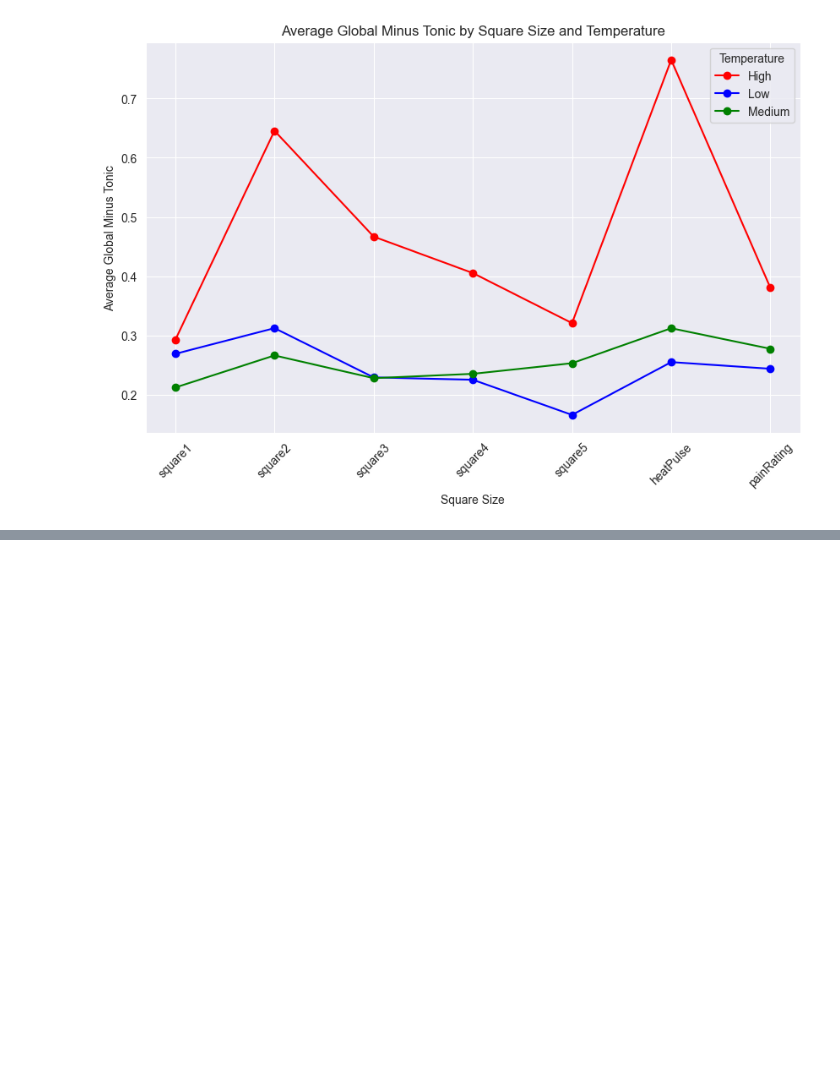
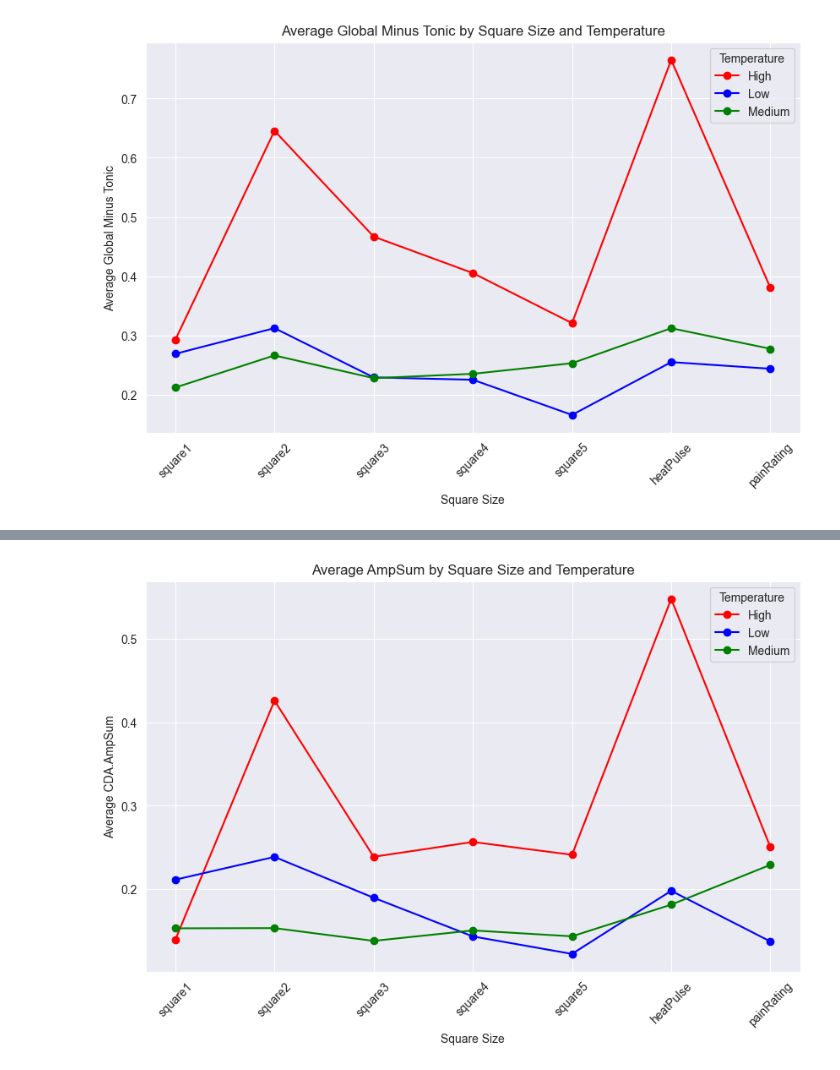
Before and after one commit to omerday/Neuroscience-of-Anxiety-Lab, a Jupyter notebook: DataAnalysis/TIM_Analysis_Noa.ipynb, the cells around one changed output, grey strips where cells are left out. Saved outputs shown, nothing was run; the diff lists cells and outputs as text; code cells hidden in the pictures; blank space fills up the shorter version.

```diff
--- a/DataAnalysis/TIM_Analysis_Noa.ipynb
+++ b/DataAnalysis/TIM_Analysis_Noa.ipynb
@@ -204,0 +234,36 @@ plt.show()  # Display the plot
+# %%
+AmpSum_data = data.groupby('Event.NID').agg(
+    AmpSum_Mean=('CDA.AmpSum', 'mean'),
+    AmpSum_std=('CDA.AmpSum', 'std')
+).reset_index()
+data = data.merge(AmpSum_data, on='Event.NID', how='left')
+data['AmpSum_average'] = data['AmpSum_Mean']
+
+
+# Set the size of the plot
+plt.figure(figsize=(10, 6))
+
+category_order = ['square1', 'square2', 'square3', 'square4', 'square5', 'heatPulse', 'painRating']
+data['Event'] = pd.Categorical(data['Event'], categories=category_order, ordered=True)
+
+colors = {'Low': 'blue', 'Medium': 'green', 'High': 'red', 'noPain': 'gray'}  # Map categories to colors
+
+# Sort data for proper line continuity if necessary
+data.sort_values('Event', inplace=True)
+
+# Calculate and plot a line for each temperature level, skipping 'noPain'
+for temp_label, temp_data in data.groupby('Temperature'):
+    if temp_label != 'noPain':  # Skip 'noPain' category
+        # Calculate the average 'Global_Minus_Tonic' for each event within the current temperature category
+        grouped_data = temp_data.groupby('Event')['AmpSum_average'].mean().reset_index()
+        plt.plot(grouped_data['Event'], grouped_data['AmpSum_average'], marker='o', linestyle='-', label=temp_label, color=colors[temp_label])
+
+plt.xlabel('Square Size')  # Add x-axis label
+plt.ylabel('Average CDA.AmpSum')  # Add y-axis label
+plt.title('Average AmpSum by Square Size and Temperature')  # Add title
+plt.legend(title='Temperature')  # Add legend with title
+plt.grid(True)  # Add grid for easier reading
+plt.xticks(rotation=45)  # Rotate x-axis labels if needed
+plt.show()  # Display the plot
+# %% [output]
+[figure, added]
```
Also changed, not shown: parts of 3 cells of this notebook.
